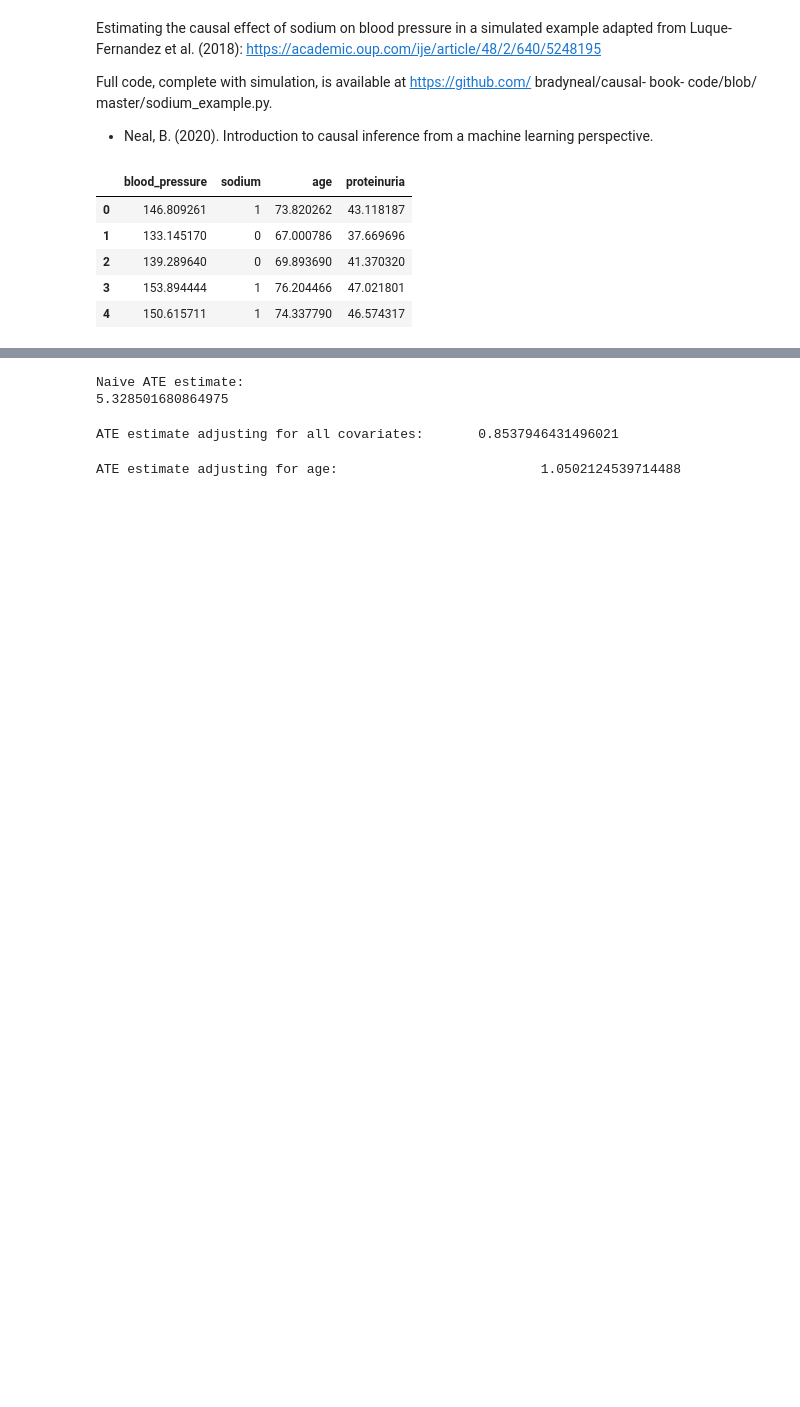
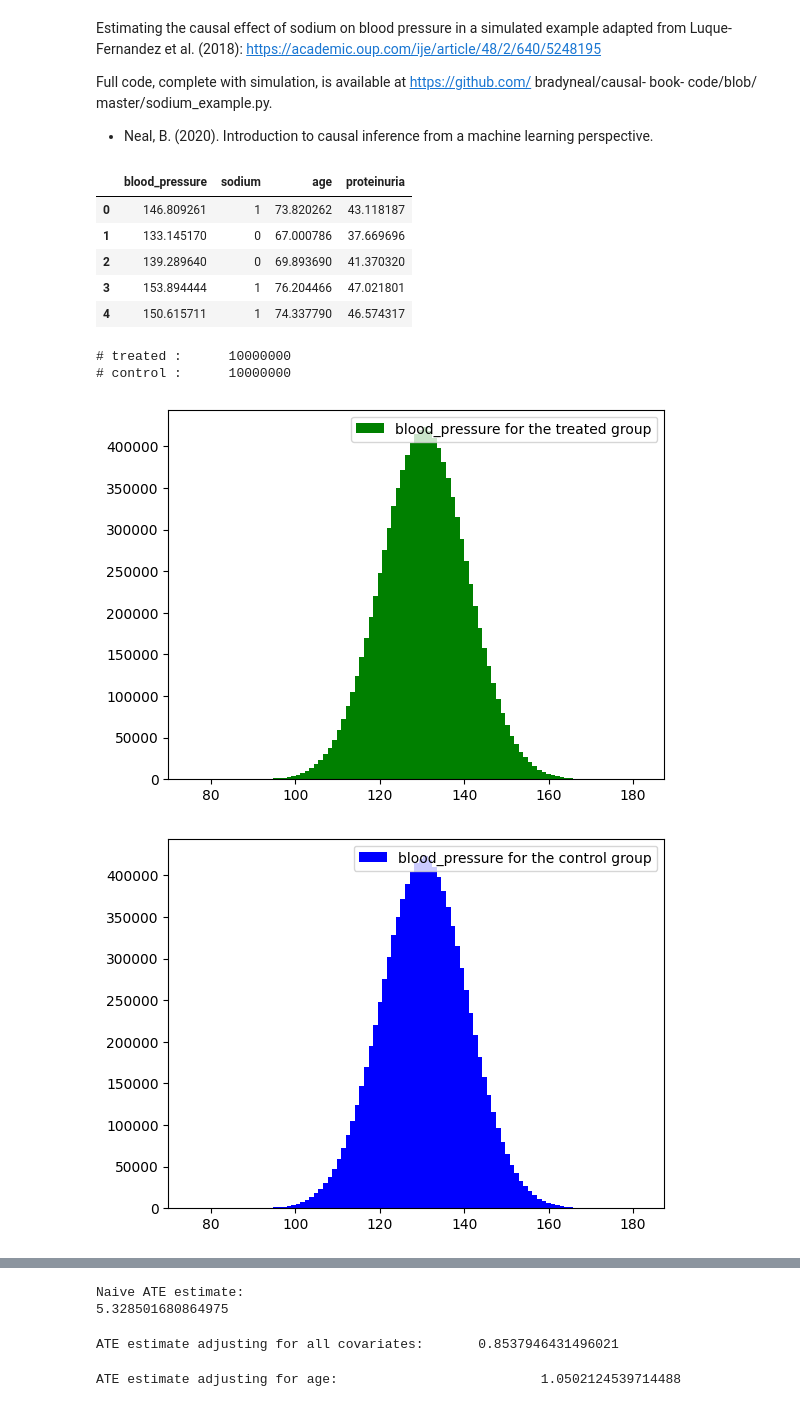
Before and after one commit to VectorInstitute/Causal_Inference_Laboratory, a Jupyter notebook: notebooks/Demo_BasicCausalEstimation_Example.ipynb, the cells around one changed output, grey strips where cells are left out. Saved outputs shown, nothing was run; the diff lists cells and outputs as text; code cells hidden in the pictures; blank space fills up the shorter version.

```diff
--- a/notebooks/Demo_BasicCausalEstimation_Example.ipynb
+++ b/notebooks/Demo_BasicCausalEstimation_Example.ipynb
@@ -37,3 +38,34 @@ binary_t_df.head()
 | 2 | 139.289640 | 0 | 69.893690 | 41.370320 |
 | 3 | 153.894444 | 1 | 76.204466 | 47.021801 |
 | 4 | 150.615711 | 1 | 74.337790 | 46.574317 |
+# %%
+df_treated = pd.DataFrame.copy(binary_t_df)
+df_control = pd.DataFrame.copy(binary_t_df)
+df_treated[df_treated['sodium'] == 1]
+df_control[df_control['sodium'] == 0]
+print('# treated :\t', len(df_treated))
+print('# control :\t', len(df_control))
+# %% [output]
+# treated :      10000000
+# control :      10000000
+# %%
+covariate_= 'blood_pressure'
+data = df_treated[covariate_]
+x_min = data.min()
+x_max = data.max()
+# Fixing bin edges
+HIST_BINS = np.linspace(x_min, x_max, 100)
+fig, ax = plt.subplots()
+_, _, bar_container = ax.hist(data, HIST_BINS,fc="green",label='blood_pressure for the treated group')
+plt.legend(loc='upper right')
+data = df_control[covariate_]
+x_min = data.min()
+x_max = data.max()
+HIST_BINS = np.linspace(x_min, x_max, 100)
+fig, ax = plt.subplots()
+_, _, bar_container = ax.hist(data, HIST_BINS,fc="blue",label='blood_pressure for the control group')
+plt.legend(loc='upper right')
+plt.show()
+# %% [output]
+[figure, added]
+[figure, added]
```
Also changed, not shown: parts of 2 cells of this notebook.
